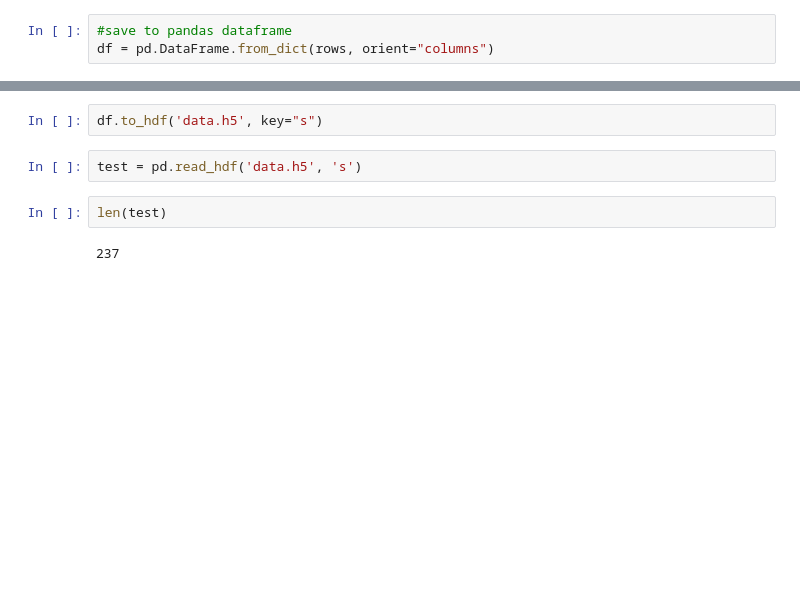
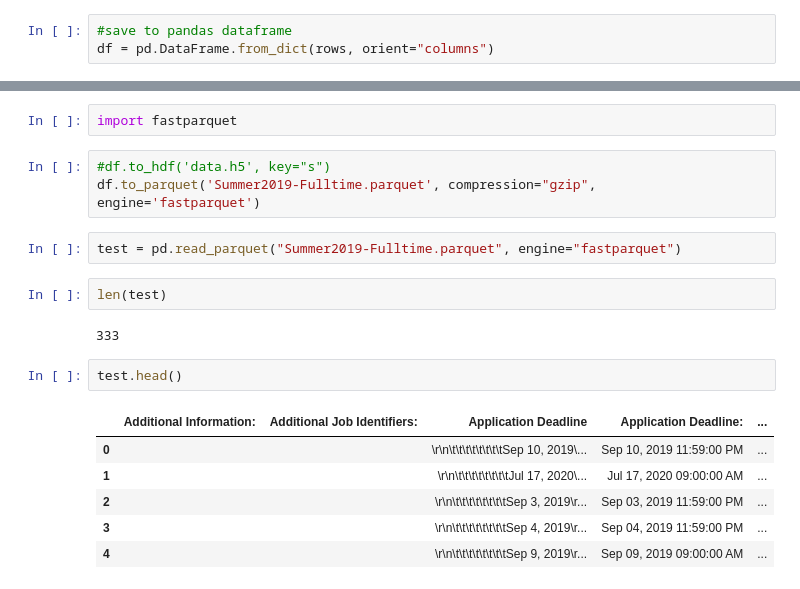
Before and after one commit to kshen3778/wworks-ML, a Jupyter notebook: scraping.ipynb, the cells around one changed output, grey strips where cells are left out. Cells and saved outputs as stored; diff of their text form; blank space fills up the shorter version.

```diff
--- a/scraping.ipynb
+++ b/scraping.ipynb
@@ -298,11 +301,23 @@ Index(['Additional Information:', 'Additional Job Identifiers:',
        'Targeted Degrees and Disciplines:', 'Term Posted:',
        'Transportation and Housing:'],
       dtype='object')
+# %%
+import fastparquet
 # %%
-df.to_hdf('data.h5', key="s")
+#df.to_hdf('data.h5', key="s")
+df.to_parquet('Summer2019-Fulltime.parquet', compression="gzip", engine='fastparquet')
-# %%
-test = pd.read_hdf('data.h5', 's')
+# %%
+test = pd.read_parquet("Summer2019-Fulltime.parquet", engine="fastparquet")
 # %%
 len(test)
 # %% [output]
-237
+333
+# %%
+test.head()
+# %% [output]
+|  | Additional Information: | Additional Job Identifiers: | Application Deadline | Application Deadline: | ... |
+| 0 |  |  | \r\n\t\t\t\t\t\t\t\tSep 10, 2019\... | Sep 10, 2019 11:59:00 PM | ... |
+| 1 |  |  | \r\n\t\t\t\t\t\t\t\tJul 17, 2020\... | Jul 17, 2020 09:00:00 AM | ... |
+| 2 |  |  | \r\n\t\t\t\t\t\t\t\tSep 3, 2019\r... | Sep 03, 2019 11:59:00 PM | ... |
+| 3 |  |  | \r\n\t\t\t\t\t\t\t\tSep 4, 2019\r... | Sep 04, 2019 11:59:00 PM | ... |
+| 4 |  |  | \r\n\t\t\t\t\t\t\t\tSep 9, 2019\r... | Sep 09, 2019 09:00:00 AM | ... |
```
Also changed, not shown: parts of 5 cells of this notebook, 1 other file.
